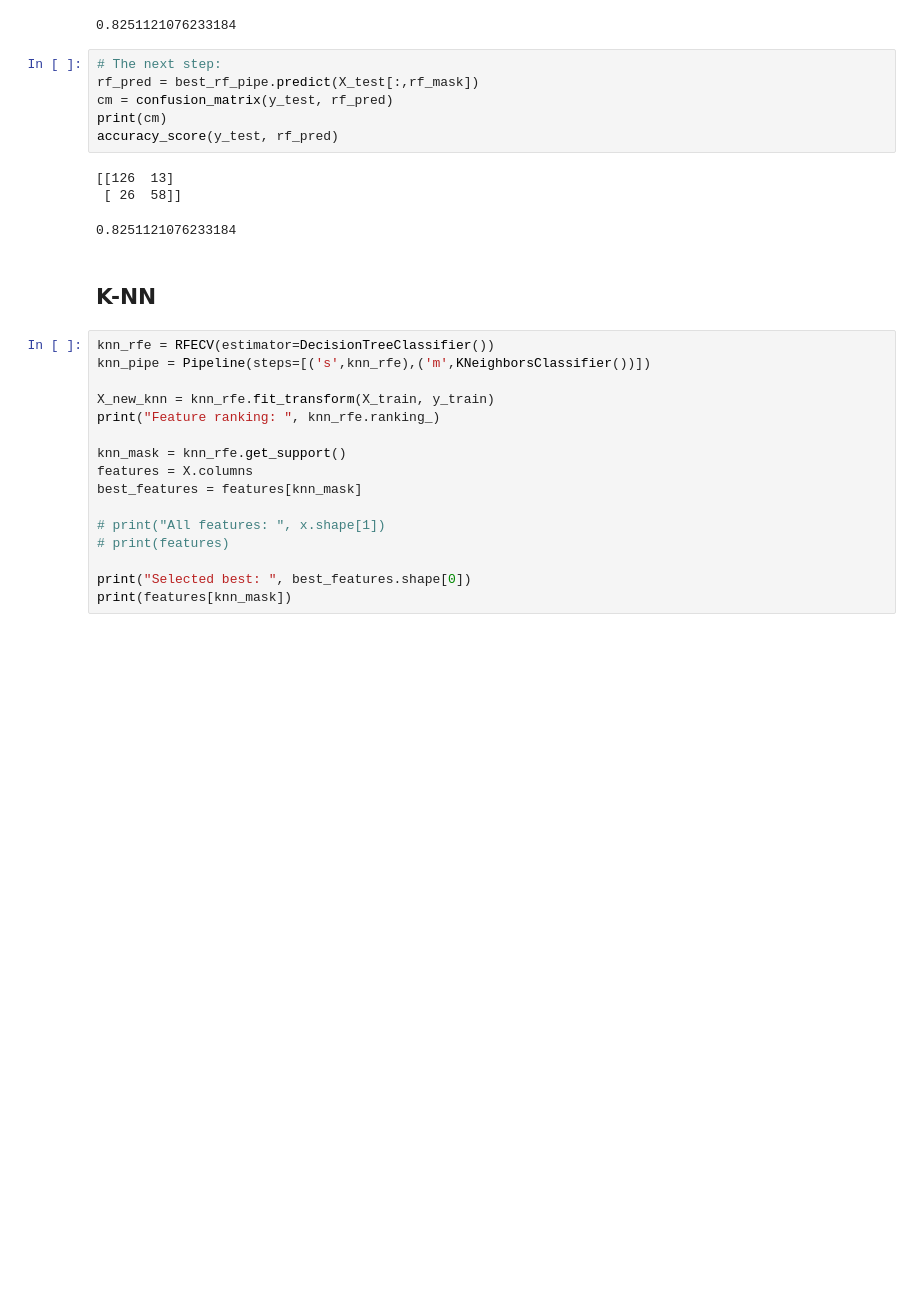
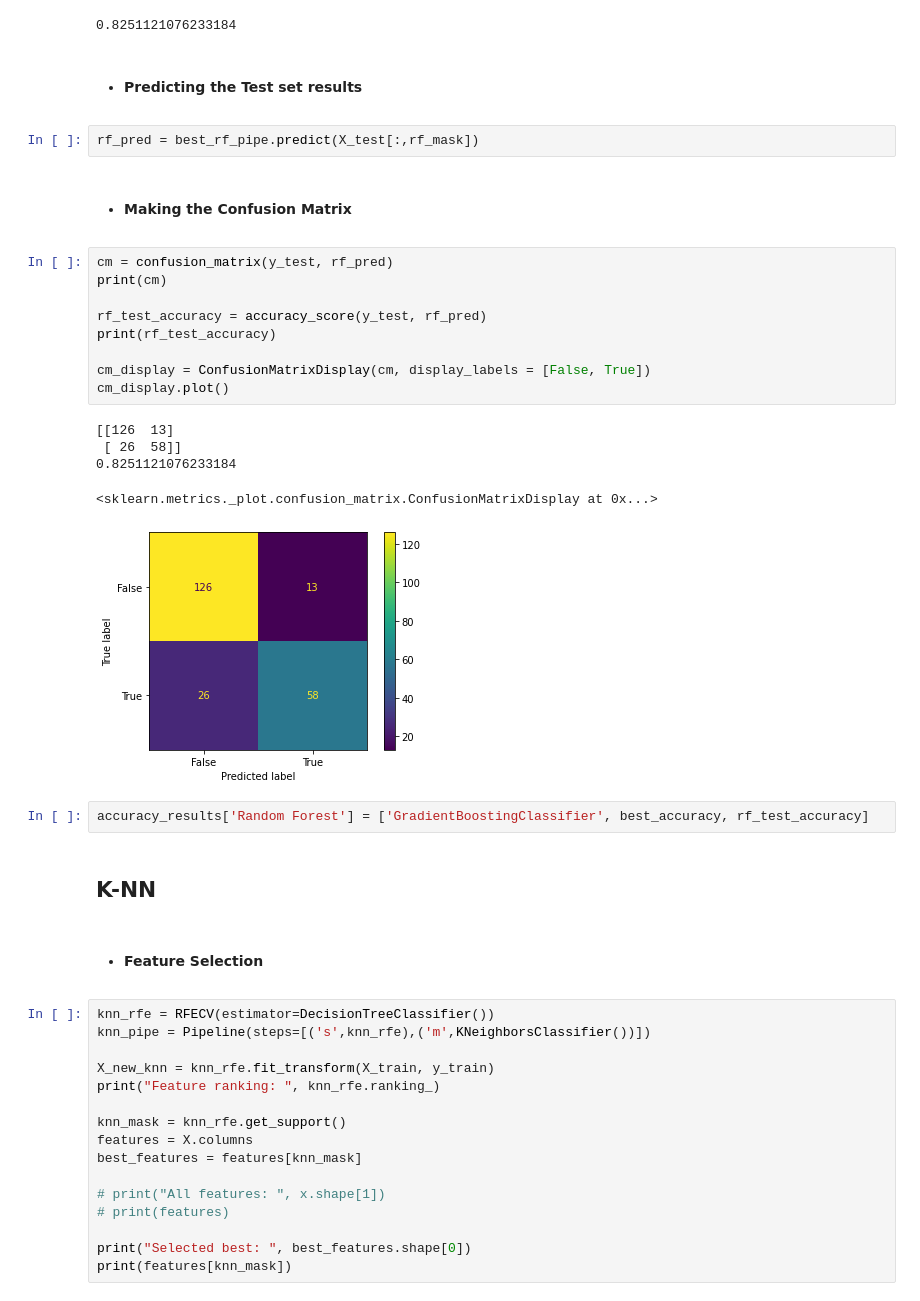
Before and after one commit to NoamRI/Titanic-Kaggle-Competiton, a Jupyter notebook: titanic.ipynb, the cells around one changed output. Drawn from its saved outputs; the diff is of its cells as text; blank space fills up the shorter version.

```diff
--- a/titanic.ipynb
+++ b/titanic.ipynb
@@ -824,18 +821,33 @@ Pipeline(steps=[('s', RFECV(estimator=GradientBoostingClassifier())),
 best_rf_pipe.score(X_test[:,rf_mask], y_test)
 # %% [output]
 0.8251121076233184
-# %%
-# The next step:
-rf_pred = best_rf_pipe.predict(X_test[:,rf_mask])
-cm = confusion_matrix(y_test, rf_pred)
-print(cm)
-accuracy_score(y_test, rf_pred)
-# %% [output]
-[[126  13]
- [ 26  58]]
-0.8251121076233184
+# %% [markdown]
+* #### Predicting the Test set results
+# %%
+rf_pred = best_rf_pipe.predict(X_test[:,rf_mask])
+# %% [markdown]
+* #### Making the Confusion Matrix
+# %%
+cm = confusion_matrix(y_test, rf_pred)
+print(cm)
+
+rf_test_accuracy = accuracy_score(y_test, rf_pred)
+print(rf_test_accuracy)
+
+cm_display = ConfusionMatrixDisplay(cm, display_labels = [False, True])
+cm_display.plot()
+# %% [output]
+[[126  13]
+ [ 26  58]]
+0.8251121076233184
+<sklearn.metrics._plot.confusion_matrix.ConfusionMatrixDisplay at 0x...>
+[figure, added]
+# %%
+accuracy_results['Random Forest'] = ['GradientBoostingClassifier', best_accuracy, rf_test_accuracy]
 # %% [markdown]
 ## **K-NN**
+# %% [markdown]
+* #### Feature Selection
 # %%
 knn_rfe = RFECV(estimator=DecisionTreeClassifier())
 knn_pipe = Pipeline(steps=[('s',knn_rfe),('m',KNeighborsClassifier())])
```
Also changed, not shown: parts of 90 cells of this notebook.
